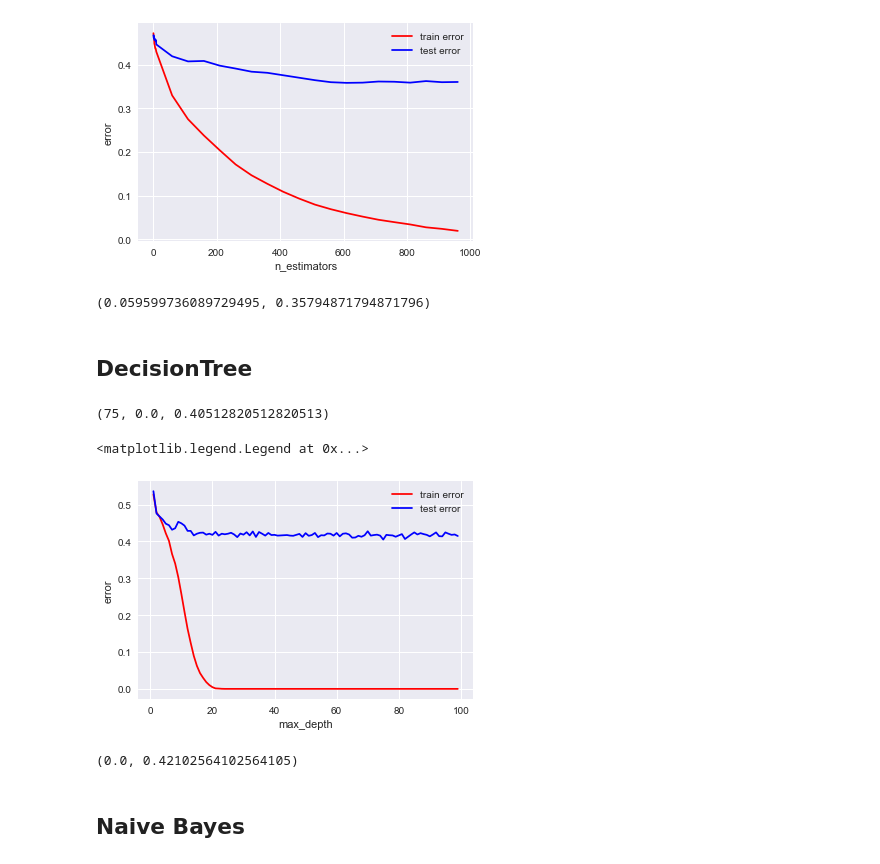
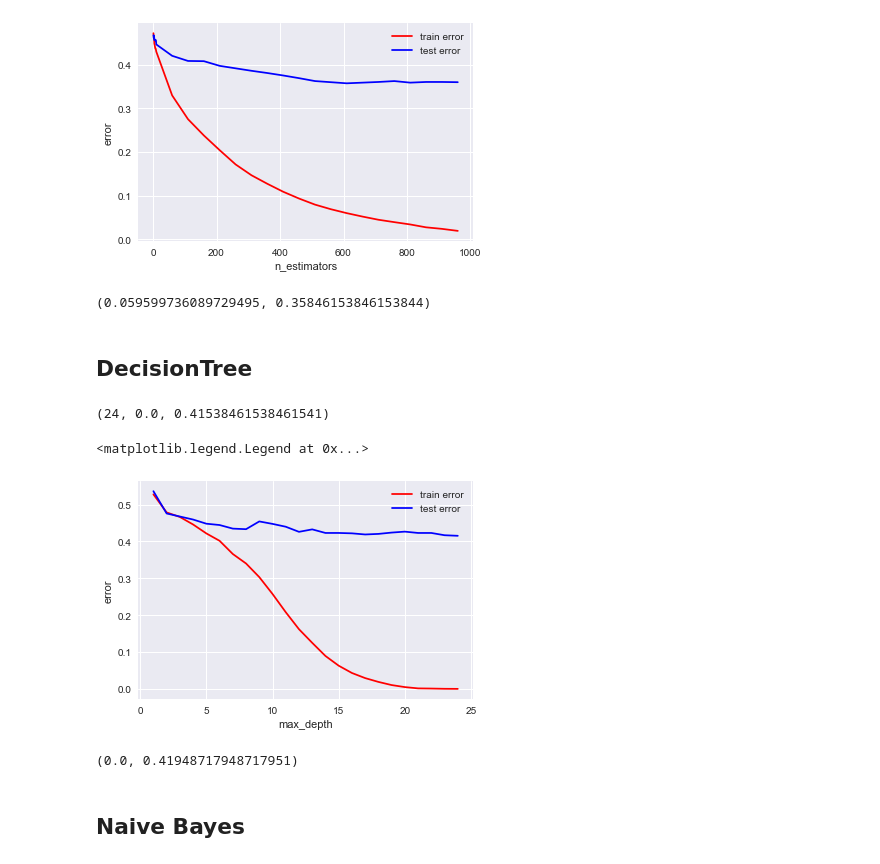
Before and after one commit to alexbukata/ModernDataAnylisis, a Jupyter notebook: wines/wine_quality.ipynb, the cells around one changed output. Cells and saved outputs as stored; diff of their text form; code cells hidden in the pictures.

```diff
--- a/wines/wine_quality.ipynb
+++ b/wines/wine_quality.ipynb
@@ -405,10 +407,11 @@ train_and_predict(SVC(kernel='rbf', C=4.0, gamma=1.1), 'SVC', output)
 ## Random Forest
 # %%
 errors = []
-values = np.concatenate((np.arange(1, 10, 1), np.arange(10, 1000, 50)))
+values = np.concatenate((np.arange(1, 10, 1), np.arange(10, 500, 50)))
 for n_trees in values:
     train_error, test_error = train_and_predict(ensemble.RandomForestClassifier(n_estimators=n_trees), "Random Forest", None)
     errors.append((n_trees, train_error, test_error))
 
-print(list(sorted(errors, key=operator.itemgetter(2)))[0])
+optimal_rf = list(sorted(errors, key=operator.itemgetter(2)))[0]
+optimal_rf
 # %% [output]
@@ -430,10 +433,11 @@ train_and_predict(ensemble.RandomForestClassifier(n_estimators=60), "Random Fore
 ## Extremely Randomized Trees
 # %%
 errors = []
-values = np.concatenate((np.arange(1, 10, 1), np.arange(10, 1000, 50)))
+values = np.concatenate((np.arange(1, 10, 1), np.arange(10, 100, 50)))
 for n_trees in values:
     train_error, test_error = train_and_predict(ensemble.ExtraTreesClassifier(n_estimators=n_trees), "Extra Random Forest", None)
     errors.append((n_trees, train_error, test_error))
 
-print(list(sorted(errors, key=operator.itemgetter(2)))[0])
+optimal_ert = list(sorted(errors, key=operator.itemgetter(2)))[0]
+optimal_ert
 # %% [output]
@@ -455,12 +459,13 @@ train_and_predict(ensemble.ExtraTreesClassifier(n_estimators=610), "Extra Random
 ## AdaBoost
 # %%
 errors = []
-values = np.concatenate((np.arange(1, 10, 1), np.arange(10, 1000, 50)))
+values = np.arange(1, 20, 1)
 for n_est in values:
     train_error, test_error = train_and_predict(ensemble.AdaBoostClassifier(n_estimators=n_est), "AdaBoost", None)
     errors.append((n_est, train_error, test_error))
 
-print(list(sorted(errors, key=operator.itemgetter(2)))[0])
+optimal_ada = list(sorted(errors, key=operator.itemgetter(2)))[0]
+optimal_ada
 # %% [output]
 (3, 0.53331867165163849, 0.52769230769230768)
 # %%
@@ -498,33 +504,34 @@ plt.legend()
 <matplotlib.legend.Legend at 0x...>
 [figure]
 # %%
-train_and_predict(ensemble.GradientBoostingClassifier(n_estimators=610), "GBT", output, has_feature_imp=True)
+train_and_predict(ensemble.GradientBoostingClassifier(n_estimators=optimal_gbt[0]), "GBT", output, has_feature_imp=True)
 # %% [output]
-(0.059599736089729495, 0.35794871794871796)
+(0.059599736089729495, 0.35846153846153844)
 # %% [markdown]
 ## DecisionTree
 # %%
 errors = []
-for n_depth in np.arange(1, 100, 1):
+for n_depth in np.arange(1, 25, 1):
     train_error, test_error = train_and_predict(DecisionTreeClassifier(max_depth=n_depth), "DecisionTree", None)
     errors.append((n_depth, train_error, test_error))
 
-print(list(sorted(errors, key=operator.itemgetter(2)))[0])
+optimal_dt = list(sorted(errors, key=operator.itemgetter(2)))[0]
+optimal_dt
 # %% [output]
-(75, 0.0, 0.40512820512820513)
+(24, 0.0, 0.41538461538461541)
 # %%
-plt.plot(np.arange(1, 100, 1), list(map(operator.itemgetter(1), errors)), 'r-', label='train error')
-plt.plot(np.arange(1, 100, 1), list(map(operator.itemgetter(2), errors)), 'b-', label='test error')
+plt.plot(np.arange(1, 25, 1), list(map(operator.itemgetter(1), errors)), 'r-', label='train error')
+plt.plot(np.arange(1, 25, 1), list(map(operator.itemgetter(2), errors)), 'b-', label='test error')
 plt.xlabel('max_depth')
 plt.ylabel('error')
 plt.legend()
 # %% [output]
 <matplotlib.legend.Legend at 0x...>
-[figure, old version]
+[figure, new version]
 # %%
-train_and_predict(DecisionTreeClassifier(max_depth=42), "DecisionTree", output, has_feature_imp=True)
+train_and_predict(DecisionTreeClassifier(max_depth=optimal_dt[0]), "DecisionTree", output, has_feature_imp=True)
 # %% [output]
-(0.0, 0.42102564102564105)
+(0.0, 0.41948717948717951)
 # %% [markdown]
 ## Naive Bayes
 # %%
```
Also changed, not shown: parts of 22 cells of this notebook.
